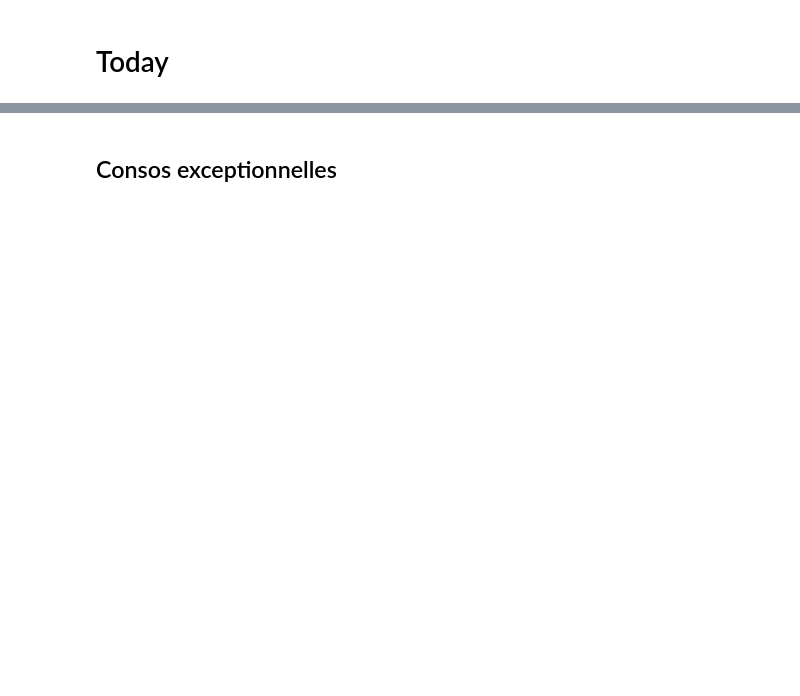
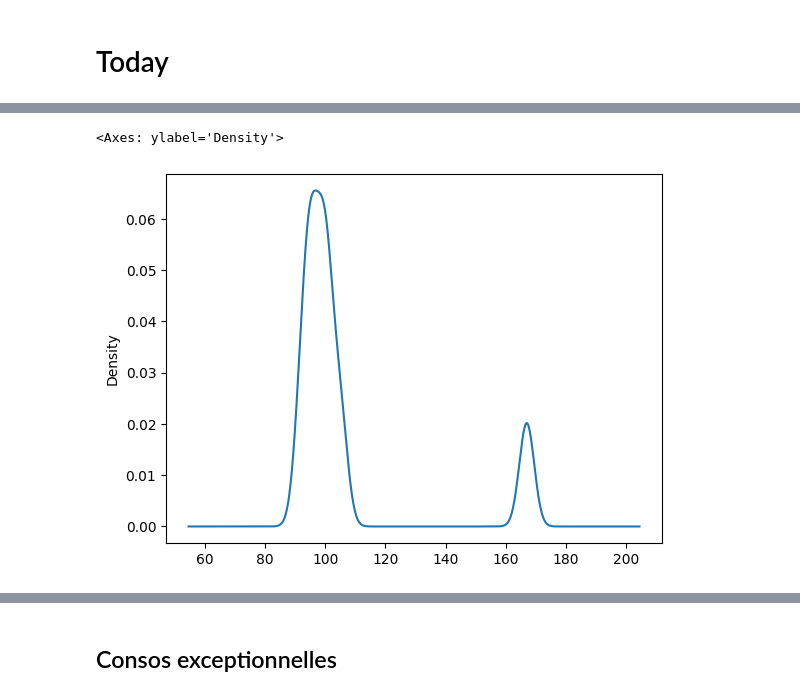
Before and after one commit to jdavid54/jupyter_notebooks2, a Jupyter notebook: conso_kwh_mini.ipynb, the cells around one changed output, grey strips where cells are left out. Drawn from its saved outputs; the diff is of its cells as text; code cells hidden in the pictures; blank space fills up the shorter version.

```diff
--- a/conso_kwh_mini.ipynb
+++ b/conso_kwh_mini.ipynb
@@ -1667,3 +1647,8 @@ plt.hist(data, bins=20, color='blue', edgecolor='black')
+# %%
+data.plot.kde(bw_method=0.1)
+# %% [output]
+<Axes: ylabel='Density'>
+[figure, added]
 # %%
 plt.hist(conso_day['kWh'], bins=20, color='blue', edgecolor='black')
 # %% [output]
```
Also changed, not shown: parts of 152 cells of this notebook, 16 other files.
